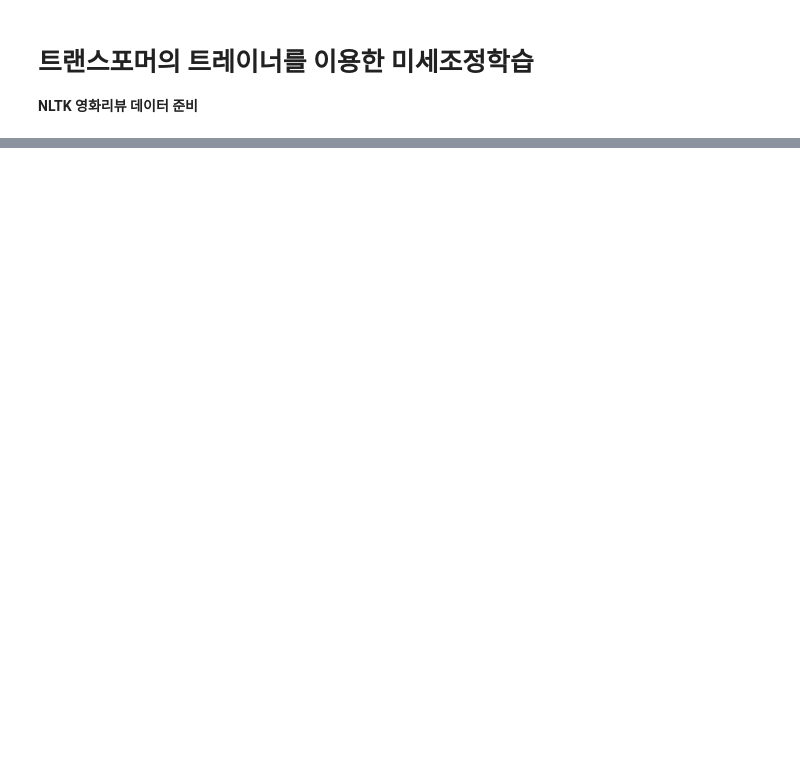
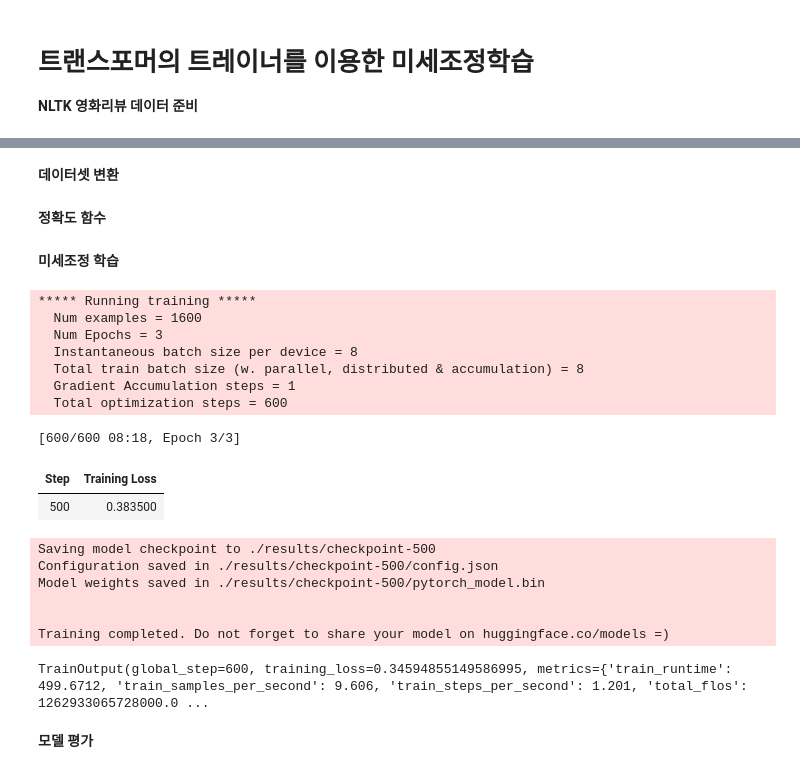
Before and after one commit to CaFeCoKe/TextMining, a Jupyter notebook: Chapter 15/BERT_Fine-tuning.ipynb, the cells around one changed output, grey strips where cells are left out. Cells and saved outputs as stored; diff of their text form; code cells hidden in the pictures; blank space fills up the shorter version.

```diff
--- a/Chapter 15/BERT_Fine-tuning.ipynb
+++ b/Chapter 15/BERT_Fine-tuning.ipynb
@@ -44,0 +62,8 @@ print('Test set count: ', len(X_test))
+# %%
+from transformers import BertTokenizerFast, BertForSequenceClassification
+
+tokenizer = BertTokenizerFast.from_pretrained('bert-base-uncased')
+model = BertForSequenceClassification.from_pretrained("bert-base-uncased")
+
+train_input = tokenizer(X_train, truncation=True, padding=True, return_tensors="pt")    # BERT모델에서 정한 입력 크기보다 크면 잘라내기, 패딩 채우기
+test_input = tokenizer(X_test, truncation=True, padding=True, return_tensors="pt")
@@ -44,0 +76,2 @@ print('Test set count: ', len(X_test))
+# %% [markdown]
+**데이터셋 변환**
@@ -44,0 +96,53 @@ print('Test set count: ', len(X_test))
+# %% [markdown]
+**정확도 함수**
+# %%
+from datasets import load_metric
+
+metric = load_metric("accuracy")    # Trainer는 손실값만 제공함
+
+def compute_metrics(eval_pred):
+    logits, labels = eval_pred
+    predictions = np.argmax(logits, axis=-1)
+    return metric.compute(predictions=predictions, references=labels)
+# %% [markdown]
+**미세조정 학습**
+# %%
+from transformers import Trainer, TrainingArguments
+
+# Trainer에서 사용할 하이퍼 파라미터 지정
+training_args = TrainingArguments(
+    output_dir='./results',          # 모형 예측이나 체크포인트 출력 폴더, 반드시 필요함
+    num_train_epochs=3,              # 학습 에포크 수
+    per_device_train_batch_size=8,   # 학습에 사용할 배치 사이즈
+    per_device_eval_batch_size=16,   # 평가에 사용할 배치 사이즈
+)
+
+trainer = Trainer(
+    model=model,                     # 학습할 모형
+    args=training_args,              # 위에서 정의한 학습 매개변수
+    train_dataset=train_dataset,     # 훈련 데이터셋
+    compute_metrics=compute_metrics,
+)
+
+# 미세조정 학습 실행
+trainer.train()
+# %% [output]
+***** Running training *****
+  Num examples = 1600
+  Num Epochs = 3
+  Instantaneous batch size per device = 8
+  Total train batch size (w. parallel, distributed & accumulation) = 8
+  Gradient Accumulation steps = 1
+  Total optimization steps = 600
+[600/600 08:18, Epoch 3/3]
+| Step | Training Loss |
+| 500 | 0.383500 |
+Saving model checkpoint to ./results/checkpoint-500
+Configuration saved in ./results/checkpoint-500/config.json
+Model weights saved in ./results/checkpoint-500/pytorch_model.bin
+
+
+Training completed. Do not forget to share your model on huggingface.co/models =)
+TrainOutput(global_step=600, training_loss=0.34594855149586995, metrics={'train_runtime': 499.6712, 'train_samples_per_second': 9.606, 'train_steps_per_second': 1.201, 'total_flos': 1262933065728000.0 ...
+# %% [markdown]
+**모델 평가**
```
Also changed, not shown: parts of 9 cells of this notebook.
